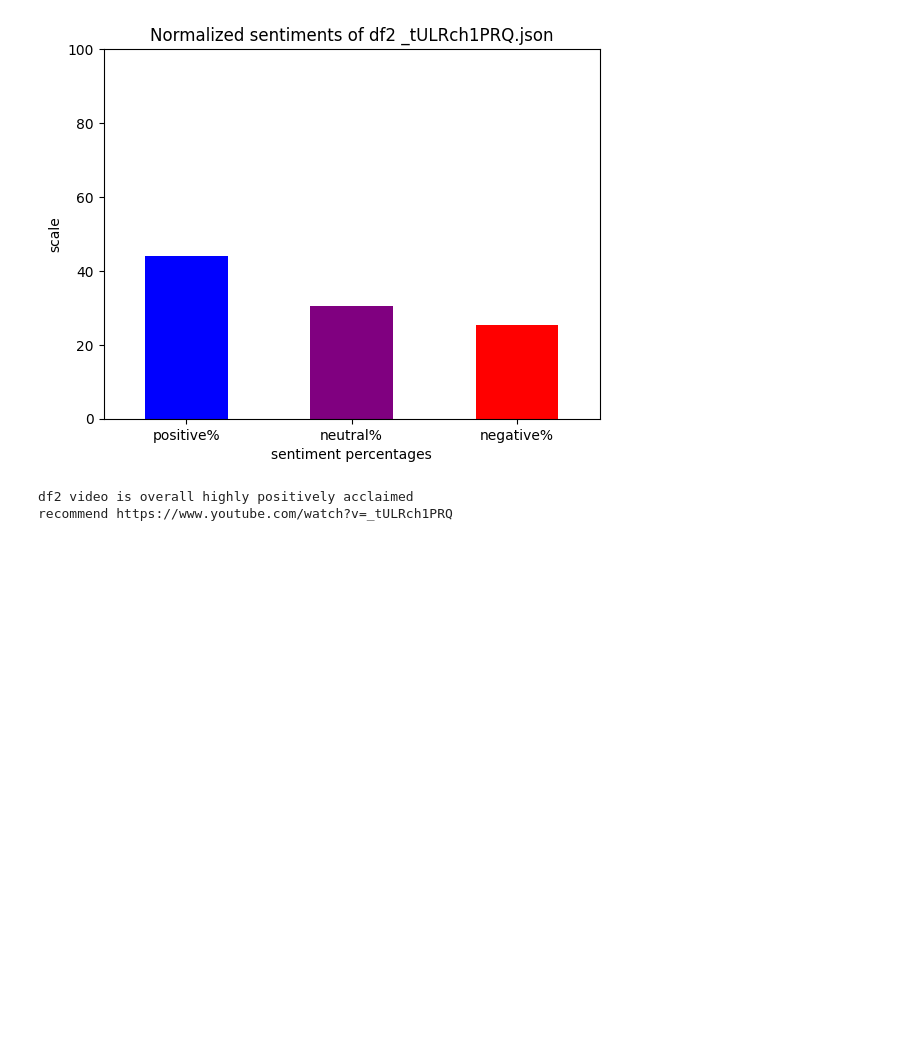
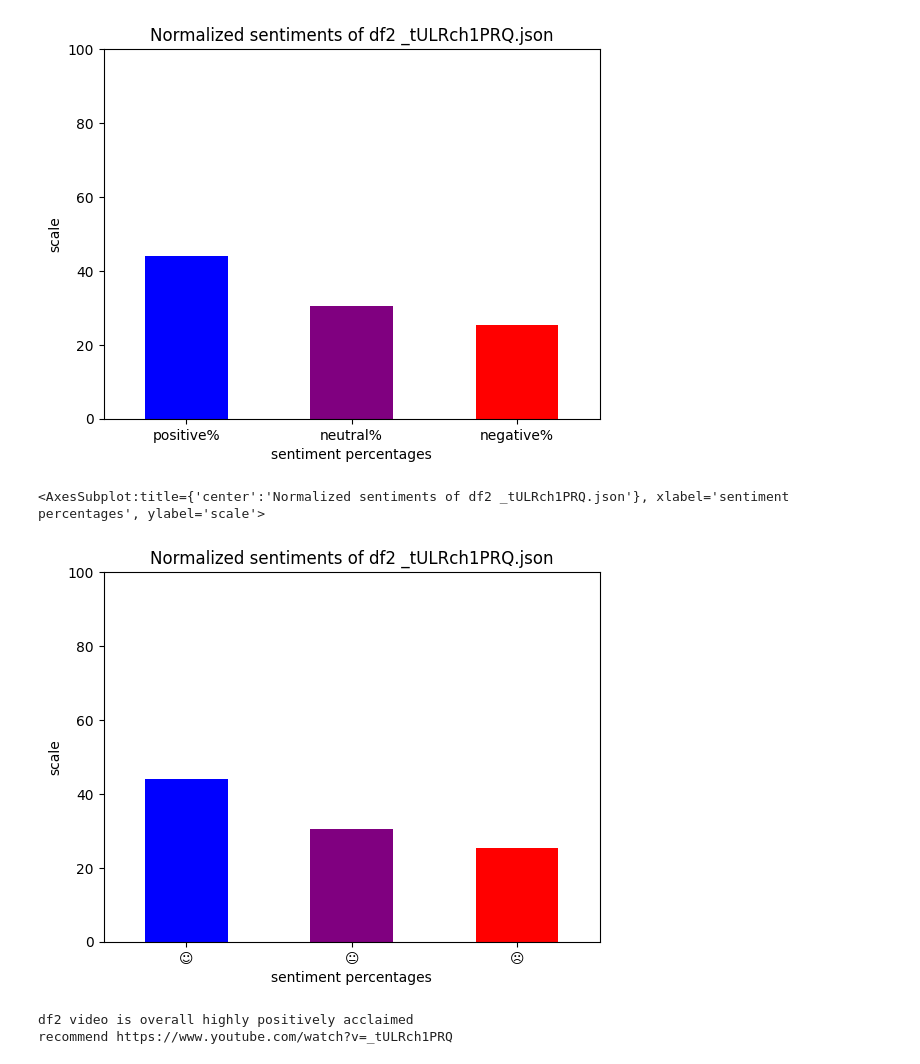
Before and after one commit to awaubreyw/aubrey_dissertation, a Jupyter notebook: src/get_sentiment_vader.ipynb, the cells around one changed output. Saved outputs shown, nothing was run; the diff lists cells and outputs as text; code cells hidden in the pictures; blank space fills up the shorter version.

```diff
--- a/src/get_sentiment_vader.ipynb
+++ b/src/get_sentiment_vader.ipynb
@@ -502,6 +502,15 @@ averagedsentiments.plot(kind='bar', rot=0, color=['blue', 'purple', 'red'], titl
 100.0 %
 <AxesSubplot:title={'center':'Normalized sentiments of df2 _tULRch1PRQ.json'}, xlabel='sentiment percentages', ylabel='scale'>
 [figure]
+# %%
+import emoji
+
+averagedsentiments = pd.Series({emoji.emojize(':smiling_face:'): totalpositivesentiment2, emoji.emojize(':neutral_face:'): totalneutralsentiment2, emoji.emojize(':frowning_face:'): totalnegativesentiment2})
+
+averagedsentiments.plot(kind='bar', rot=0, color=['blue', 'purple', 'red'], title='Normalized sentiments of df2 _tULRch1PRQ.json', ylim=[0, 100], ylabel='scale', xlabel='sentiment percentages')
+# %% [output]
+<AxesSubplot:title={'center':'Normalized sentiments of df2 _tULRch1PRQ.json'}, xlabel='sentiment percentages', ylabel='scale'>
+[figure, added]
 # %%
 video_id = '_tULRch1PRQ'
 
```
Also changed, not shown: 1 other file.
